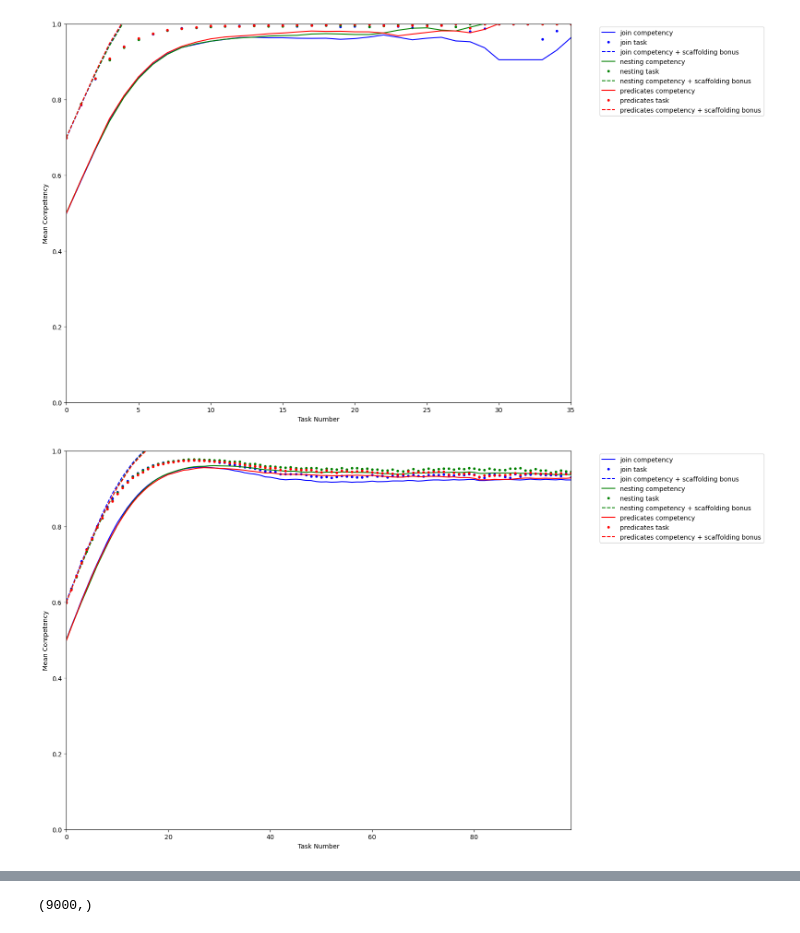
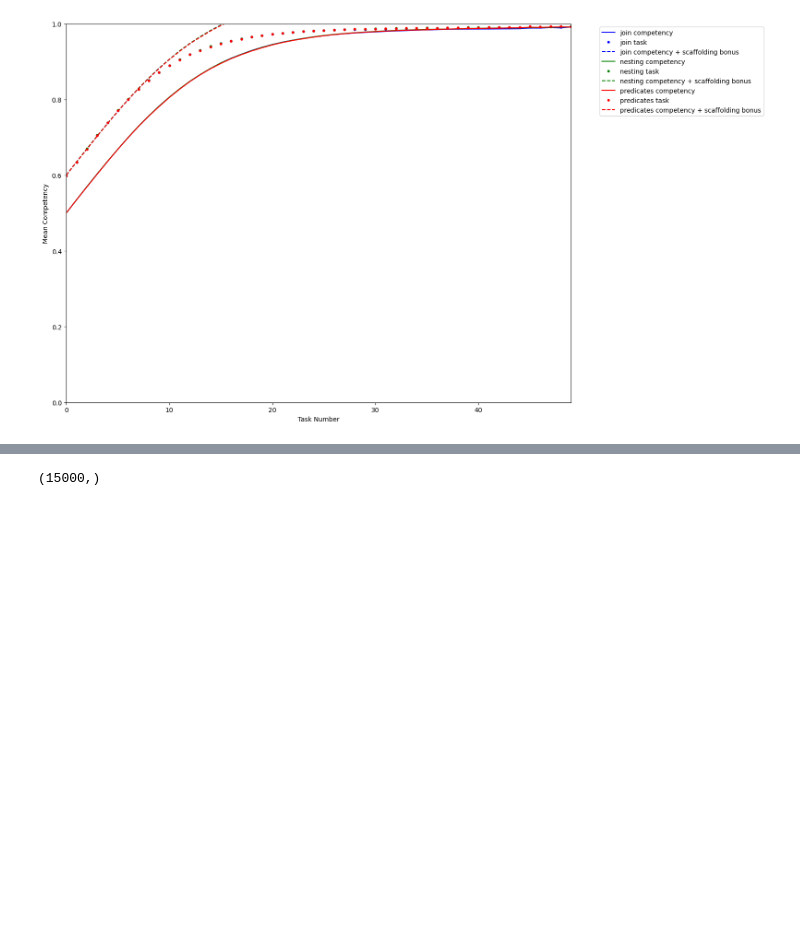
Before and after one commit to TimSchulzRC/dql_task_adaptation, a Jupyter notebook: generate_dataset.ipynb, the cells around one changed output, grey strips where cells are left out. Drawn from its saved outputs; the diff is of its cells as text; code cells hidden in the pictures; blank space fills up the shorter version.

```diff
--- a/generate_dataset.ipynb
+++ b/generate_dataset.ipynb
@@ -6,6 +6,9 @@ from math import prod
 from simulation_util import  create_optimal_task, calculate_delta, add_delta_to_competency, calc_task_complexities, create_learner_population
 from simulation_const import MAX_TASK_COUNT, DQL_MODEL
 # %%
+import random
+from tqdm import trange
+
 def simulate_task_adaptation(learner_count: int, mean_competency: float, bonus_distribution: tuple[4]):
 
     learner_population = create_learner_population(
@@ -18,10 +21,11 @@ def simulate_task_adaptation(learner_count: int, mean_competency: float, bonus_d
         "deltas": []
     } for _ in range(learner_count)]
 
-    for i, j in itertools.product(range(MAX_TASK_COUNT), range(learner_count)):
-        learner_competency = learner_population["learner_competencies"][j]
-        aggregated_competency = prod({key: prod(values) for key, values in learner_competency.items()}.values())
-        if(aggregated_competency < 1):
+    for j in trange(learner_count):
+        task_count = random.randint(10, MAX_TASK_COUNT)
+
+        for i in range(task_count):
+            learner_competency = learner_population["learner_competencies"][j]
             scaffolding_bonus = learner_population["scaffolding_competence_bonus_per_step_and_learner"][i][j]
 
             task = create_optimal_task(
@@ -78,43 +82,23 @@ def saveData(simulationLog, fileName):
 # %%
 
 from simulation_plot import plot_mean_simulation_log
 
 
 def createSimData(learner_count, mean_competency, bonus_distribution):
     simulationLog = simulate_task_adaptation(learner_count, mean_competency, bonus_distribution)
     plot_mean_simulation_log(simulationLog)
     return simulationLog
 
 # (learner_count, mean_competency, bonus_distribution)
 # bonus_distribution = (mean, var, min, max)
 simVariations = [
-    # average start and fast learning
-    (1000, 0.5, (0.2, 0.002, 0.1, 0.3)),
-    # average start and average learning
-    (1000, 0.5, (0.1, 0.002, 0, 0.2)),
-    # average start and slow learning
-    (1000, 0.5, (0.05, 0.002, 0, 0.2)),
-
-    # good start and fast learning
-    (1000, 0.7, (0.2, 0.002, 0.1, 0.3)),
-    # good start and average learning
-    (1000, 0.7, (0.1, 0.002, 0, 0.2)),
-    # good start and slow learning
-    (1000, 0.7, (0.05, 0.002, 0, 0.2)),
-
-    # bad start and fast learning
-    (1000, 0.1, (0.2, 0.002, 0.1, 0.3)),
-    # bad start and average learning
-    (1000, 0.1, (0.1, 0.002, 0, 0.2)),
-    # bad start and slow learning
-    (1000, 0.1, (0.05, 0.002, 0, 0.2)),
+    (15000, 0.5, (0.1, 0.002, 0, 0.2)),
 ]
 
 # Initialize datasets array with the correct length
 dataset = np.array([createSimData(*simVariation) for simVariation in simVariations]).flatten()
 np.random.shuffle(dataset)
 
 saveData(dataset, 'dataset')
 # %% [output]
-[figure, old version]
+[figure, new version]
-[figure, removed]
@@ -128,4 +105,4 @@ saveData(dataset, 'dataset')
 # %%
 print(dataset.shape)
 # %% [output]
-(9000,)
+(15000,)
```
Also changed, not shown: parts of 1 cell of this notebook, 3 other files.
